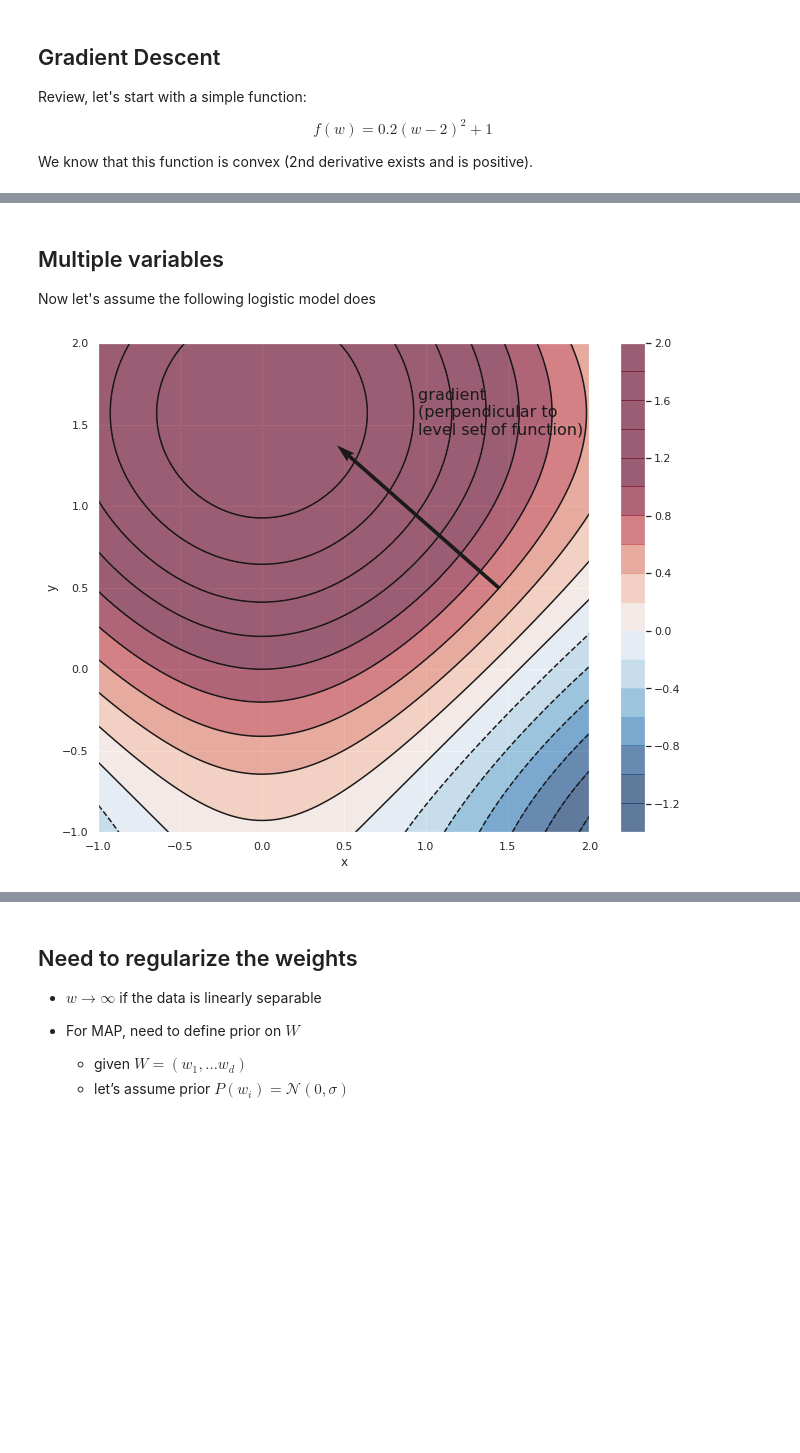
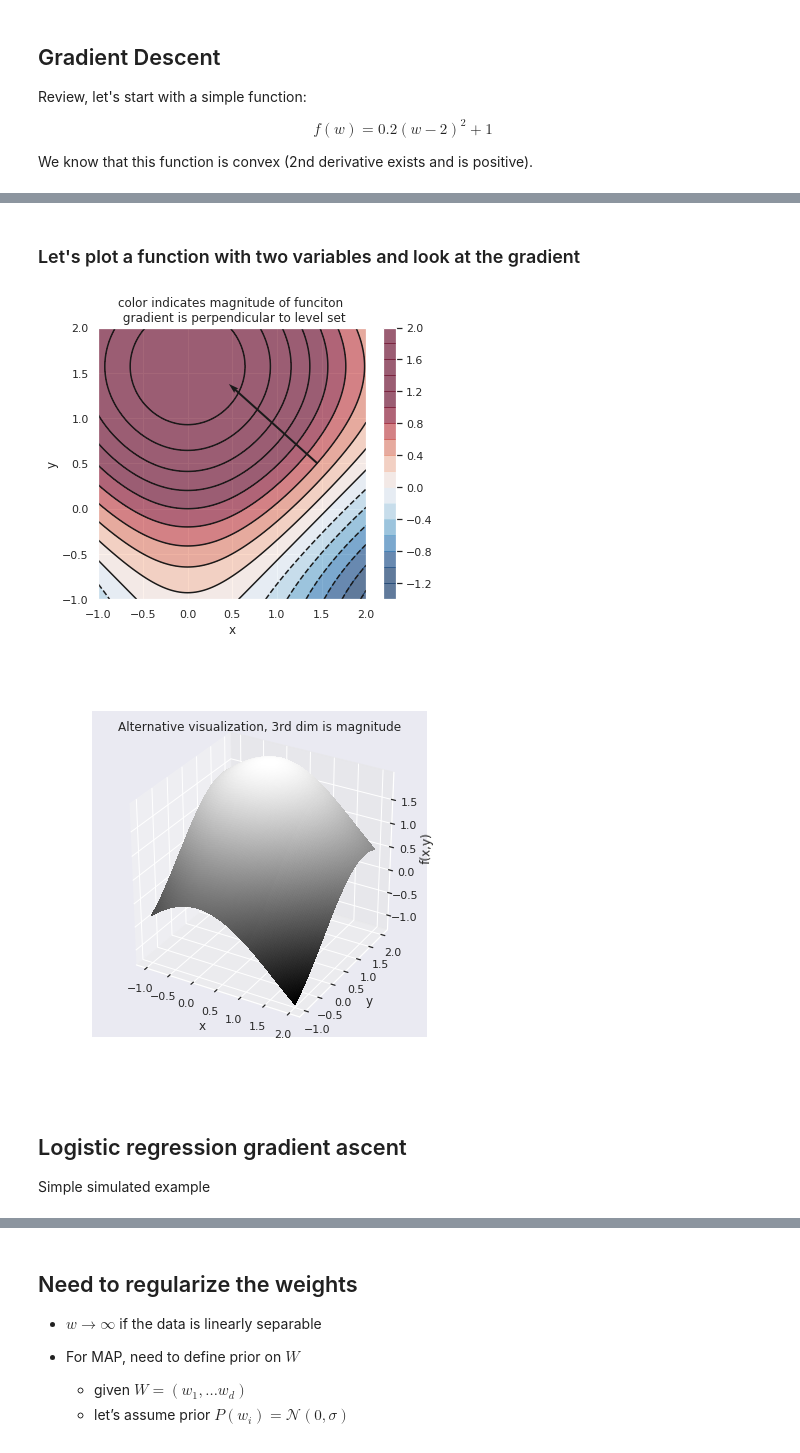
Before and after one commit to lwehbe/10315_S21, a Jupyter notebook: Lecture_07_Logistic_Regression.ipynb, the cells around one changed output, grey strips where cells are left out. Saved outputs shown, nothing was run; the diff lists cells and outputs as text; code cells hidden in the pictures; blank space fills up the shorter version.

```diff
--- a/Lecture_07_Logistic_Regression.ipynb
+++ b/Lecture_07_Logistic_Regression.ipynb
@@ -304,15 +22,0 @@ plot_GNB(X_positive,X_negative,params)
-# %%
-from sklearn import datasets
-
-plt.figure(figsize=(5,5))
-X, y = datasets.make_circles(n_samples=200, factor=.25,noise=.1)
-
-# scale
-X_positive = X[y==1]*8
-X_negative = X[y==0]*8
-
-plt.figure(figsize=(8,8))
-
-plt.scatter(X_positive[:, 0], X_positive[:, 1],facecolors='r', edgecolors='w')
-plt.scatter(X_negative[:, 0], X_negative[:, 1],facecolors='b', edgecolors='w')
-plt.axis([-10,10,-10,10],'equal')
@@ -466,11 +263,7 @@ plt.title(r'Minimize $f(w)$, start with a random point $w_0$, step size $\eta=0.
 w_0 = 6
 plt.plot(w_0, f(w_0), "o",markersize=10)
 
-def draw_vector_2D(ax, x, y, lenx, leny,name,color='k'):
-    ax.quiver(x,y,lenx, leny, color=color,angles='xy', scale_units='xy', scale=1)
-    ax.text(x+lenx, y+0.5,name,fontsize = 16,color=color)
-
-draw_vector_2D(plt, w_0, 0, dfdw(w_0),0, r'$\nabla f(w_0)$','k')
+draw_vector_2D(plt, w_0, 0, dfdw(w_0),0, r' ','k')
 
 eta=0.5
 
@@ -516,29 +310,36 @@ plt.plot(w_t, f(w_t), "o-",markersize=10)
-# %% [markdown]
-## Multiple variables
-
-
-Now let's assume the following logistic model does
+# %% [markdown]
+### Let's plot a function with two variables and look at the gradient
 # %%
-x = np.linspace(-1,2,100)
-y = np.linspace(-1,2,100)
-X,Y = np.meshgrid(x, y)
-sigma = 1
+x = np.linspace(-1,2,100);y = np.linspace(-1,2,100); X,Y = np.meshgrid(x, y)
 
 f_XY = np.cos(X)+np.sin(Y)
 
+plt.figure(figsize=(6,5))
+cs = plt.contourf(X, Y, f_XY,20,cmap='RdBu_r',vmin=-1,vmax=1,alpha=0.6);plt.colorbar()
+contours = plt.contour(cs, colors='k')
+plt.xlabel('x');plt.ylabel('y')
+plt.title('color indicates magnitude of funciton \n gradient is perpendicular to level set')
 
-plt.figure(figsize=(11,9))
-
-cs = plt.contourf(X, Y, f_XY,20,cmap='RdBu_r',vmin=-1,vmax=1,alpha=0.6);
-plt.colorbar()
-contours = plt.contour(cs, colors='k')
-plt.xlabel('x')
-plt.ylabel('y')
-
-
-
-draw_vector_2D(plt, 1.45, 0.5, -np.sin(1.45),np.cos(0.5), 'gradient \n(perpendicular to \nlevel set of function)','k')
+draw_vector_2D(plt, 1.45,0.5,-np.sin(1.45),np.cos(0.5),'','k')
 # %% [output]
-[figure, old version]
+[figure, new version]
+# %%
+from mpl_toolkits.mplot3d import Axes3D
+%matplotlib inline
+%config InlineBackend.print_figure_kwargs = {'bbox_inches':None}
+fig = plt.figure(figsize=(6,6))
+ax = fig.gca(projection='3d')
+Z = np.cos(X)+np.sin(Y)
+# Plot the surface.
+surf = ax.plot_surface(X, Y, Z, cmap='gray',
+                       linewidth=0, antialiased=False, rcount=200, ccount=200)
+ax.set_xlabel('x');ax.set_ylabel('y');ax.set_zlabel('f(x,y)');
+ax.set_title('Alternative visualization, 3rd dim is magnitude');
+# %% [output]
+[figure, added]
+# %% [markdown]
+## Logistic regression gradient ascent
+
+Simple simulated example
 # %%
 # Previous example
```
Also changed, not shown: parts of 56 cells of this notebook, 2 other files.
